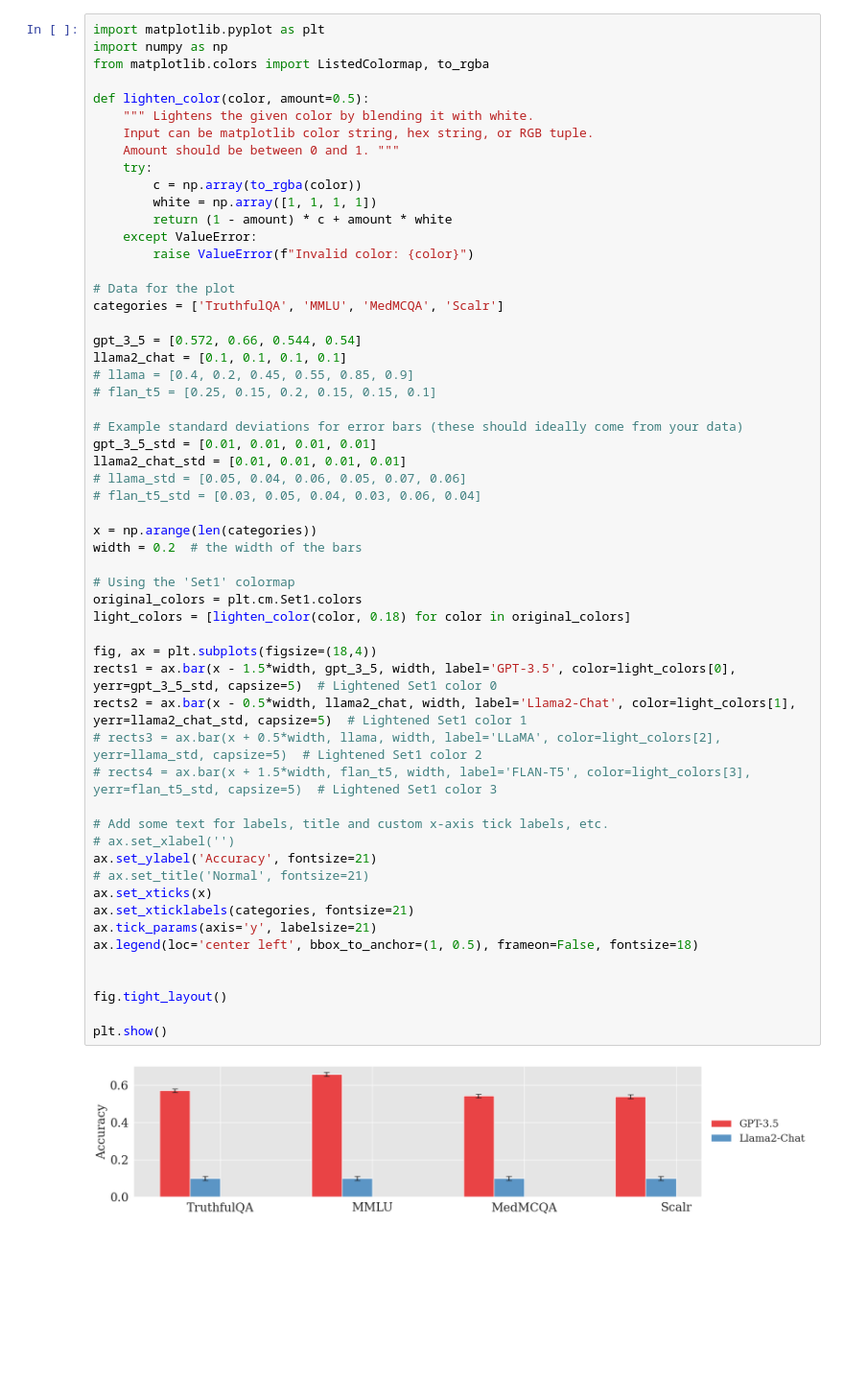
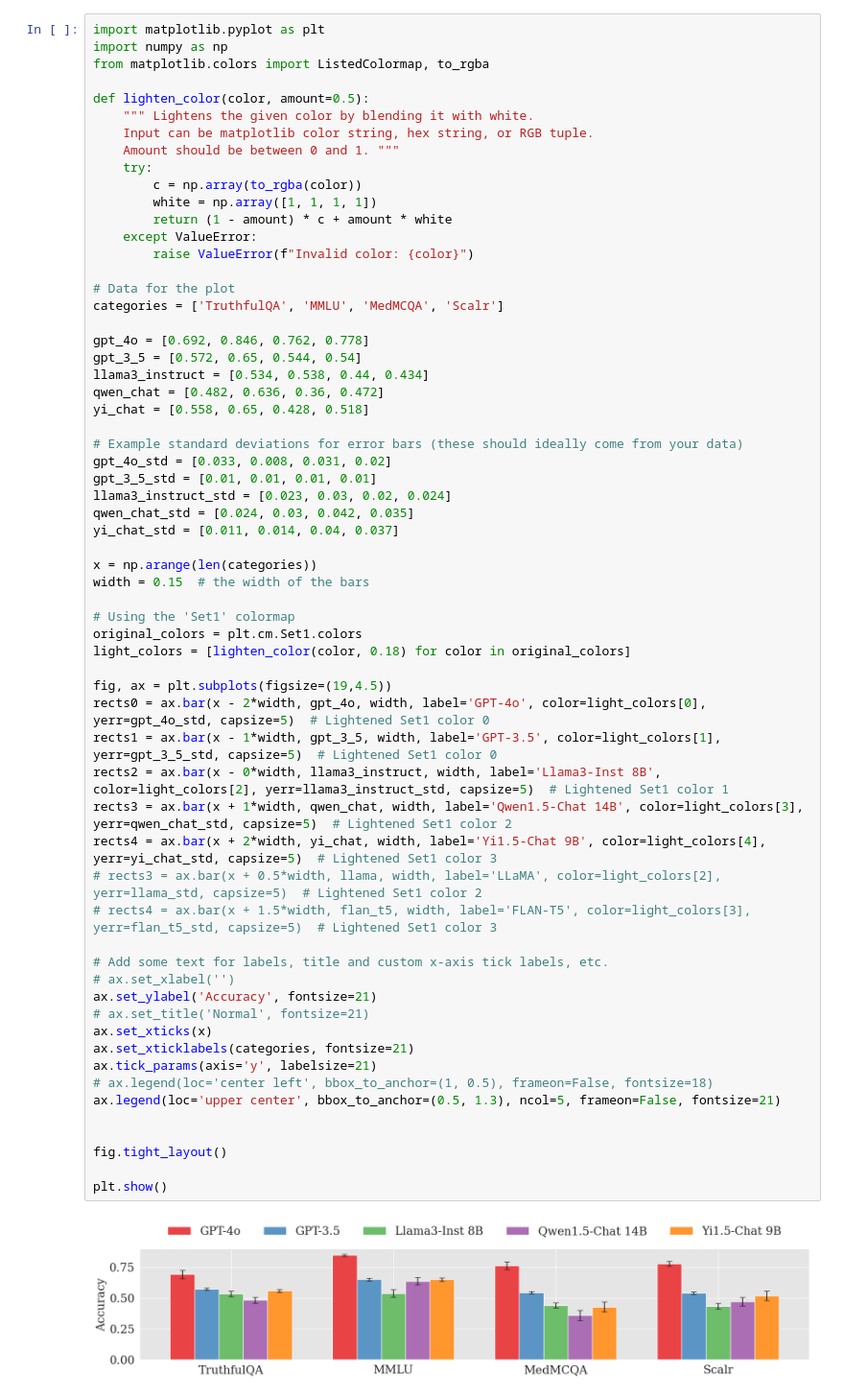
Before and after one commit to amayuelas/multi-agent-attack, a Jupyter notebook: multiagent_debate/plots_paper.ipynb, the cells around one changed output. Shown at 96% size. Drawn from its saved outputs; the diff is of its cells as text; blank space fills up the shorter version.

```diff
--- a/multiagent_debate/plots_paper.ipynb
+++ b/multiagent_debate/plots_paper.ipynb
@@ -28,46 +29,52 @@ def lighten_color(color, amount=0.5):
 
 # Data for the plot
 categories = ['TruthfulQA', 'MMLU', 'MedMCQA', 'Scalr']
 
-gpt_3_5 = [0.572, 0.66, 0.544, 0.54]
-llama2_chat = [0.1, 0.1, 0.1, 0.1]
-# llama = [0.4, 0.2, 0.45, 0.55, 0.85, 0.9]
-# flan_t5 = [0.25, 0.15, 0.2, 0.15, 0.15, 0.1]
+gpt_4o = [0.692, 0.846, 0.762, 0.778]
+gpt_3_5 = [0.572, 0.65, 0.544, 0.54]
+llama3_instruct = [0.534, 0.538, 0.44, 0.434]
+qwen_chat = [0.482, 0.636, 0.36, 0.472]
+yi_chat = [0.558, 0.65, 0.428, 0.518]
 
 # Example standard deviations for error bars (these should ideally come from your data)
+gpt_4o_std = [0.033, 0.008, 0.031, 0.02]
 gpt_3_5_std = [0.01, 0.01, 0.01, 0.01]
-llama2_chat_std = [0.01, 0.01, 0.01, 0.01]
-# llama_std = [0.05, 0.04, 0.06, 0.05, 0.07, 0.06]
-# flan_t5_std = [0.03, 0.05, 0.04, 0.03, 0.06, 0.04]
+llama3_instruct_std = [0.023, 0.03, 0.02, 0.024]
+qwen_chat_std = [0.024, 0.03, 0.042, 0.035]
+yi_chat_std = [0.011, 0.014, 0.04, 0.037]
 
 x = np.arange(len(categories))
-width = 0.2  # the width of the bars
+width = 0.15  # the width of the bars
 
 # Using the 'Set1' colormap
 original_colors = plt.cm.Set1.colors
 light_colors = [lighten_color(color, 0.18) for color in original_colors]
 
-fig, ax = plt.subplots(figsize=(18,4))
-rects1 = ax.bar(x - 1.5*width, gpt_3_5, width, label='GPT-3.5', color=light_colors[0], yerr=gpt_3_5_std, capsize=5)  # Lightened Set1 color 0
-rects2 = ax.bar(x - 0.5*width, llama2_chat, width, label='Llama2-Chat', color=light_colors[1], yerr=llama2_chat_std, capsize=5)  # Lightened Set1 color 1
+fig, ax = plt.subplots(figsize=(19,4.5))
+rects0 = ax.bar(x - 2*width, gpt_4o, width, label='GPT-4o', color=light_colors[0], yerr=gpt_4o_std, capsize=5)  # Lightened Set1 color 0
+rects1 = ax.bar(x - 1*width, gpt_3_5, width, label='GPT-3.5', color=light_colors[1], yerr=gpt_3_5_std, capsize=5)  # Lightened Set1 color 0
+rects2 = ax.bar(x - 0*width, llama3_instruct, width, label='Llama3-Inst 8B', color=light_colors[2], yerr=llama3_instruct_std, capsize=5)  # Lightened Set1 color 1
+rects3 = ax.bar(x + 1*width, qwen_chat, width, label='Qwen1.5-Chat 14B', color=light_colors[3], yerr=qwen_chat_std, capsize=5)  # Lightened Set1 color 2
+rects4 = ax.bar(x + 2*width, yi_chat, width, label='Yi1.5-Chat 9B', color=light_colors[4], yerr=yi_chat_std, capsize=5)  # Lightened Set1 color 3
 # rects3 = ax.bar(x + 0.5*width, llama, width, label='LLaMA', color=light_colors[2], yerr=llama_std, capsize=5)  # Lightened Set1 color 2
 # rects4 = ax.bar(x + 1.5*width, flan_t5, width, label='FLAN-T5', color=light_colors[3], yerr=flan_t5_std, capsize=5)  # Lightened Set1 color 3
 
 # Add some text for labels, title and custom x-axis tick labels, etc.
 # ax.set_xlabel('')
 ax.set_ylabel('Accuracy', fontsize=21)
 # ax.set_title('Normal', fontsize=21)
 ax.set_xticks(x)
 ax.set_xticklabels(categories, fontsize=21)
 ax.tick_params(axis='y', labelsize=21)
-ax.legend(loc='center left', bbox_to_anchor=(1, 0.5), frameon=False, fontsize=18)
+# ax.legend(loc='center left', bbox_to_anchor=(1, 0.5), frameon=False, fontsize=18)
+ax.legend(loc='upper center', bbox_to_anchor=(0.5, 1.3), ncol=5, frameon=False, fontsize=21)
 
 
 fig.tight_layout()
 
 plt.show()
 # %% [output]
-[figure, old version]
+[figure, new version]
 # %%
 # Data for the plot
 categories = ['TruthfulQA', 'MMLU', 'MedMCQA', 'Scalr']
```
Also changed, not shown: parts of 25 cells of this notebook, 5 other files.
